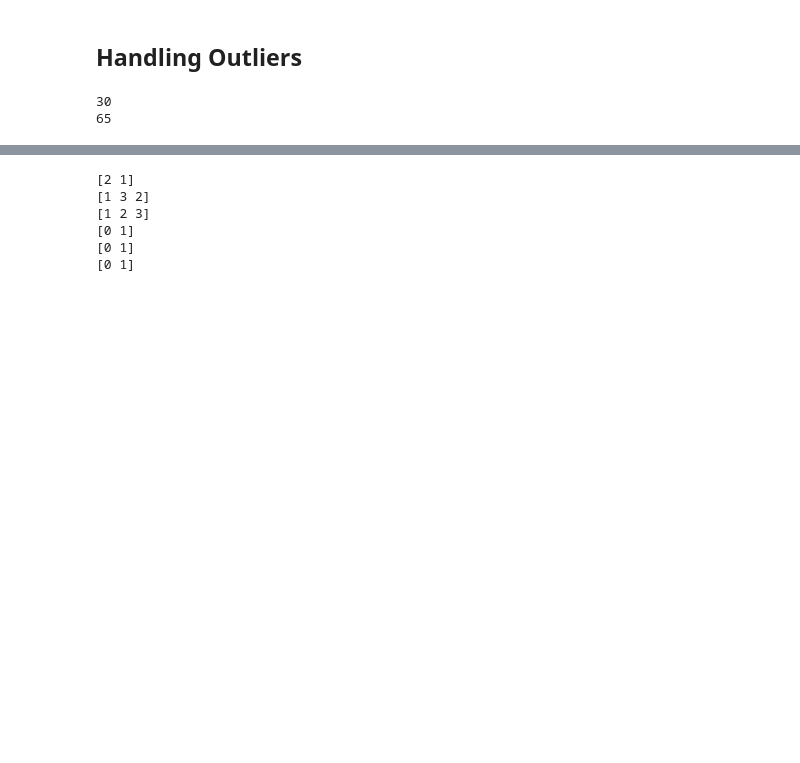
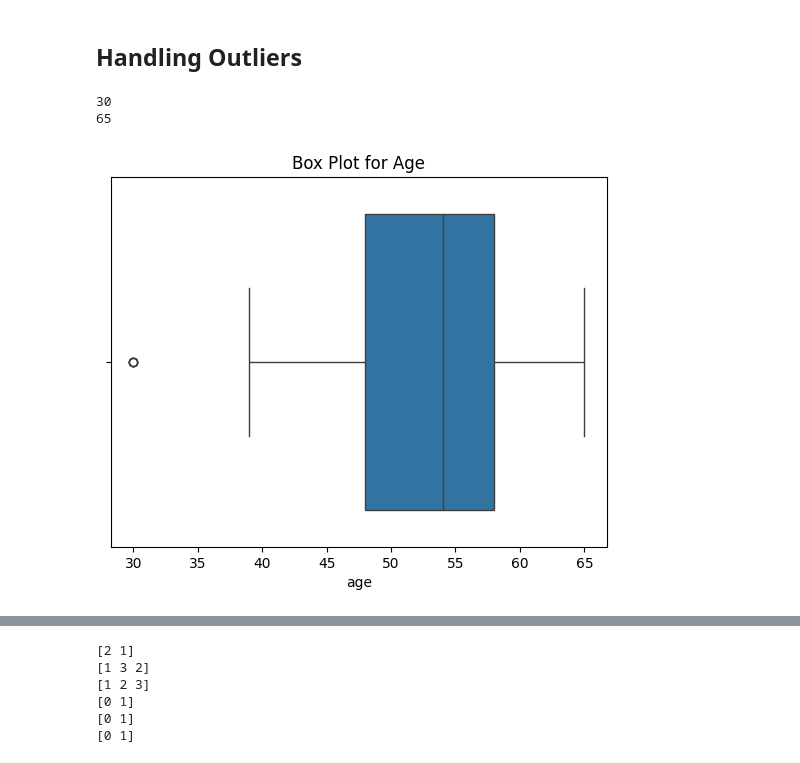
Before and after one commit to jevinmorad/College-Labs, a Jupyter notebook: Sem-6/ML_DL/project/cleaning.ipynb, the cells around one changed output, grey strips where cells are left out. Saved outputs shown, nothing was run; the diff lists cells and outputs as text; code cells hidden in the pictures; blank space fills up the shorter version.

```diff
--- a/Sem-6/ML_DL/project/cleaning.ipynb
+++ b/Sem-6/ML_DL/project/cleaning.ipynb
@@ -73,6 +73,11 @@ df.head()
 # %%
 print(df['age'].min())
 print(df['age'].max())
+
+sns.boxplot(x=df['age'])
+plt.title("Box Plot for Age")
+plt.show()
 # %% [output]
 30
 65
+[figure, added]
```
Also changed, not shown: parts of 12 cells of this notebook, 2 other files.
